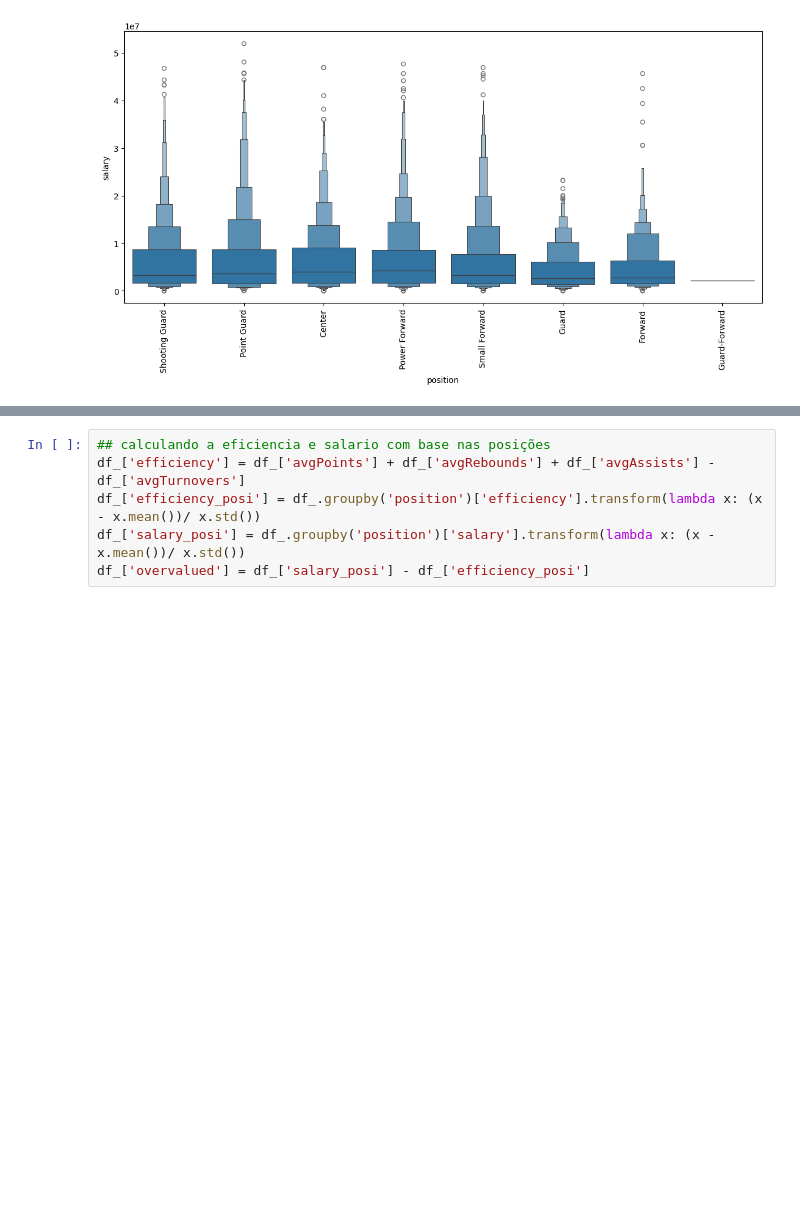
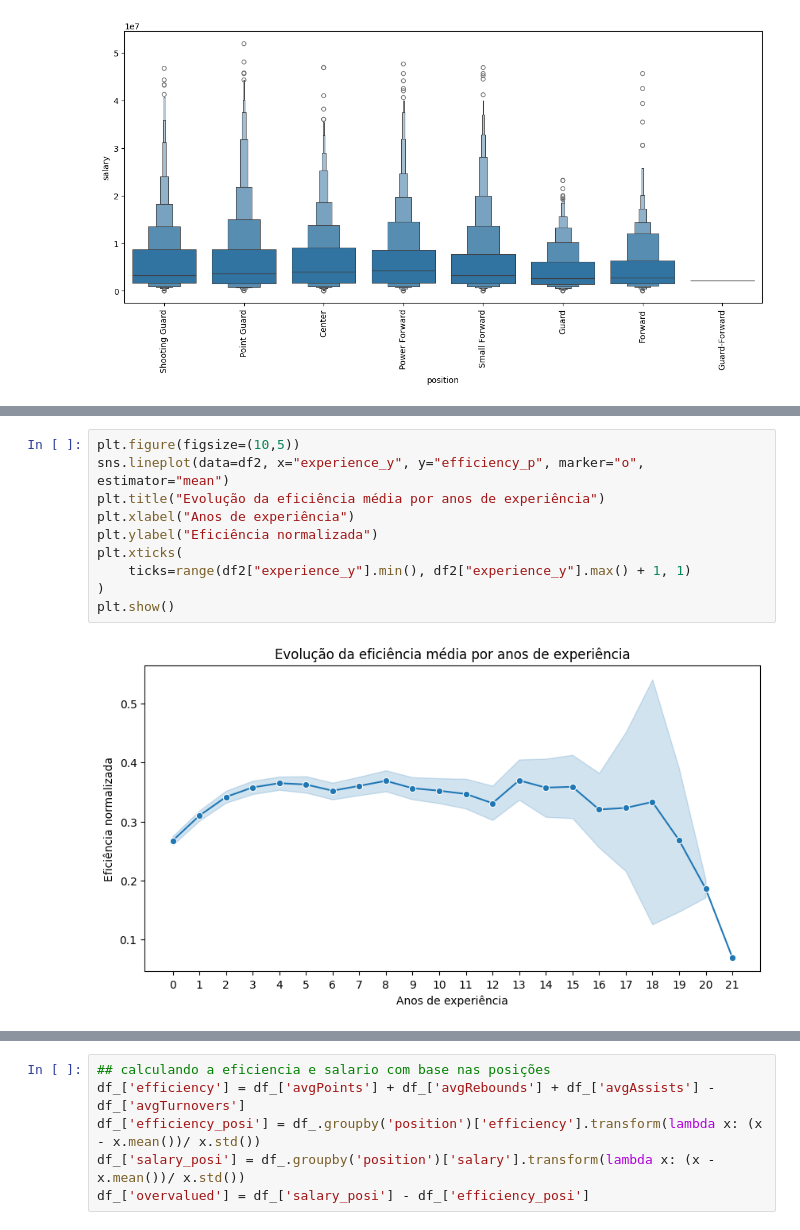
Before and after one commit to amorinana/nba-predictive-models, a Jupyter notebook: index.ipynb, the cells around one changed output, grey strips where cells are left out. Saved outputs shown, nothing was run; the diff lists cells and outputs as text; blank space fills up the shorter version.

```diff
--- a/index.ipynb
+++ b/index.ipynb
@@ -74,0 +296,12 @@ plt.show()
+# %%
+plt.figure(figsize=(10,5))
+sns.lineplot(data=df2, x="experience_y", y="efficiency_p", marker="o", estimator="mean")
+plt.title("Evolução da eficiência média por anos de experiência")
+plt.xlabel("Anos de experiência")
+plt.ylabel("Eficiência normalizada")
+plt.xticks(
+    ticks=range(df2["experience_y"].min(), df2["experience_y"].max() + 1, 1)
+)
+plt.show()
+# %% [output]
+[figure, added]
```
Also changed, not shown: parts of 12 cells of this notebook, 3 other files.
